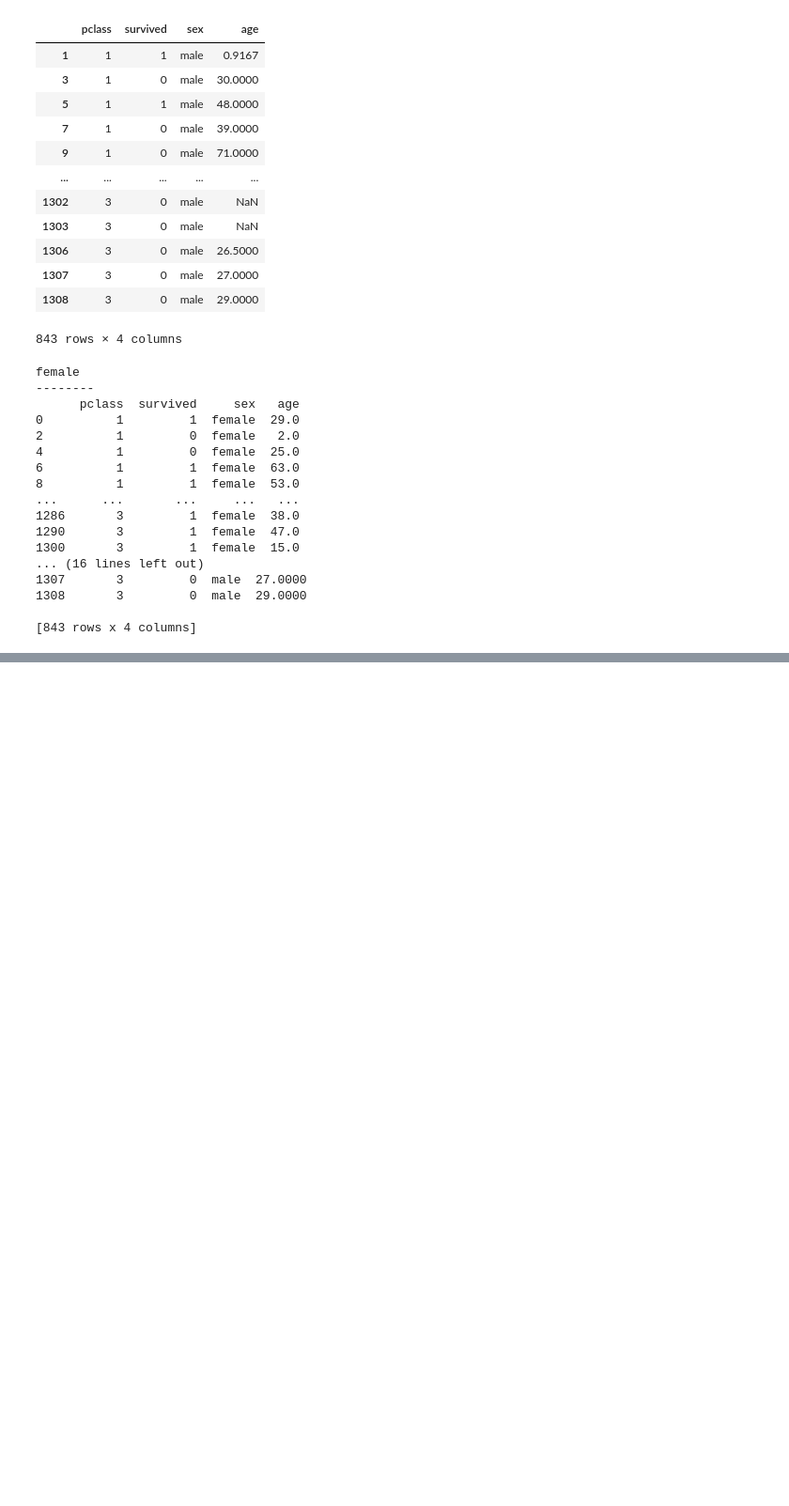
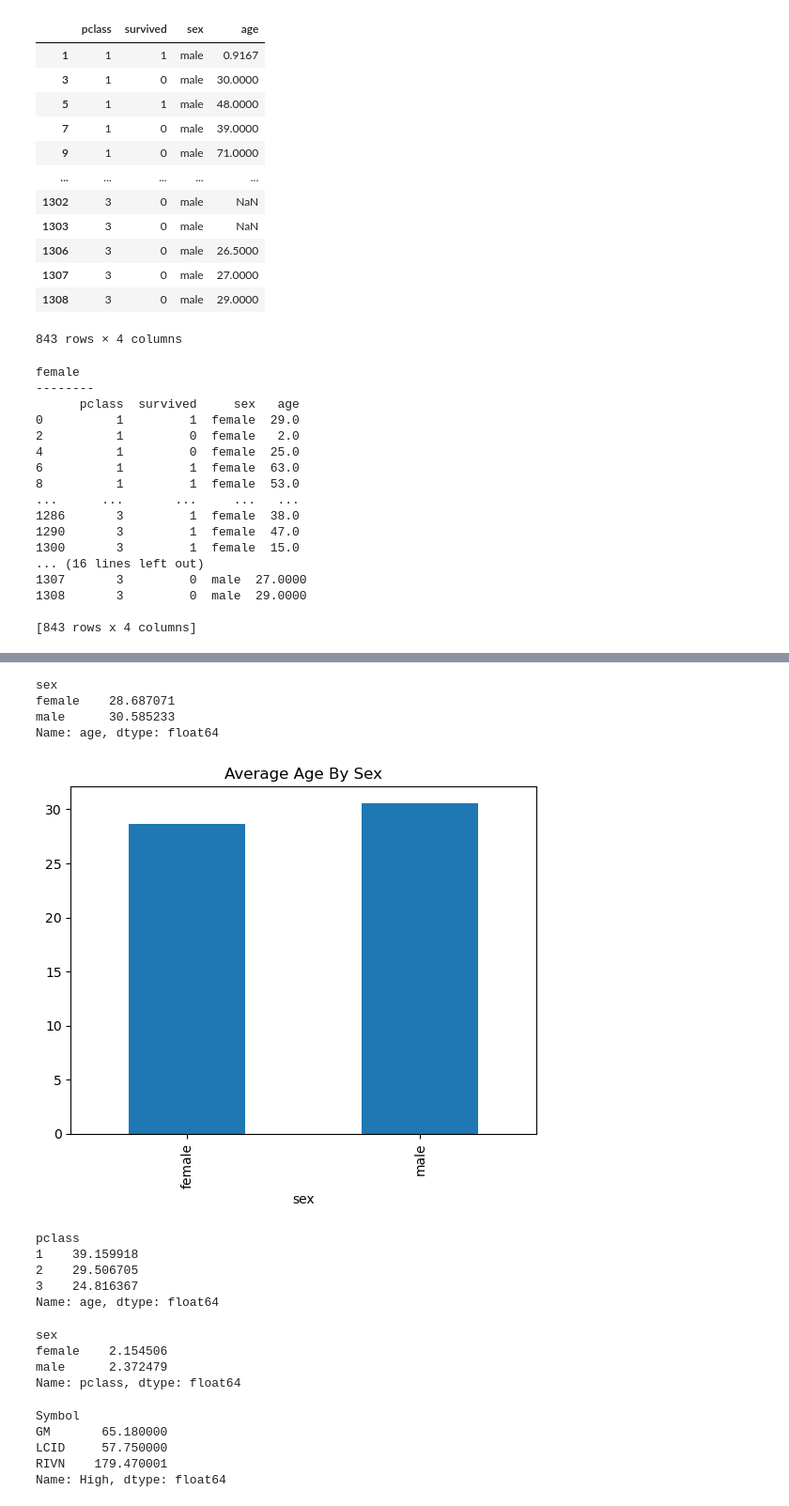
Before and after one commit to minseok06/python, a Jupyter notebook: 17강 화이팅!.ipynb, the cells around one changed output, grey strips where cells are left out. Shown: that part at 94% size. Drawn from its saved outputs; the diff is of its cells as text; code cells hidden in the pictures; blank space fills up the shorter version.

```diff
--- a/17강 화이팅!.ipynb
+++ b/17강 화이팅!.ipynb
@@ -142,0 +161,16 @@ female
+# %%
+gbo = df.groupby(by='sex')
+gbo['age'].mean()
+# %% [output]
+sex
+female    28.687071
+male      30.585233
+Name: age, dtype: float64
+# %%
+# 아래와 같이 남녀 탑승객의 나이 평균값이 그래프로 표현되도록 하세요.
+import matplotlib.pyplot as plt
+gbo['age'].mean().plot(kind='bar', title='Average Age By Sex')
+# plt.title('Average Age By Sex')
+plt.show()
+# %% [output]
+[figure, added]
@@ -142,0 +179,27 @@ female
+# %%
+titanic.groupby('pclass')['age'].mean()
+# %% [output]
+pclass
+1    39.159918
+2    29.506705
+3    24.816367
+Name: age, dtype: float64
+# %%
+gbo['pclass'].mean()
+# %% [output]
+sex
+female    2.154506
+male      2.372479
+Name: pclass, dtype: float64
+# %%
+carstocks.groupby('Symbol')['High'].max()
+# 내가 한 방법
+gbo3 = carstocks.groupby(by='Symbol')
+gbo3['High'].max()
+# 친구들이 한 방법
+# %% [output]
+Symbol
+GM       65.180000
+LCID     57.750000
+RIVN    179.470001
+Name: High, dtype: float64
```
Also changed, not shown: parts of 13 cells of this notebook.
